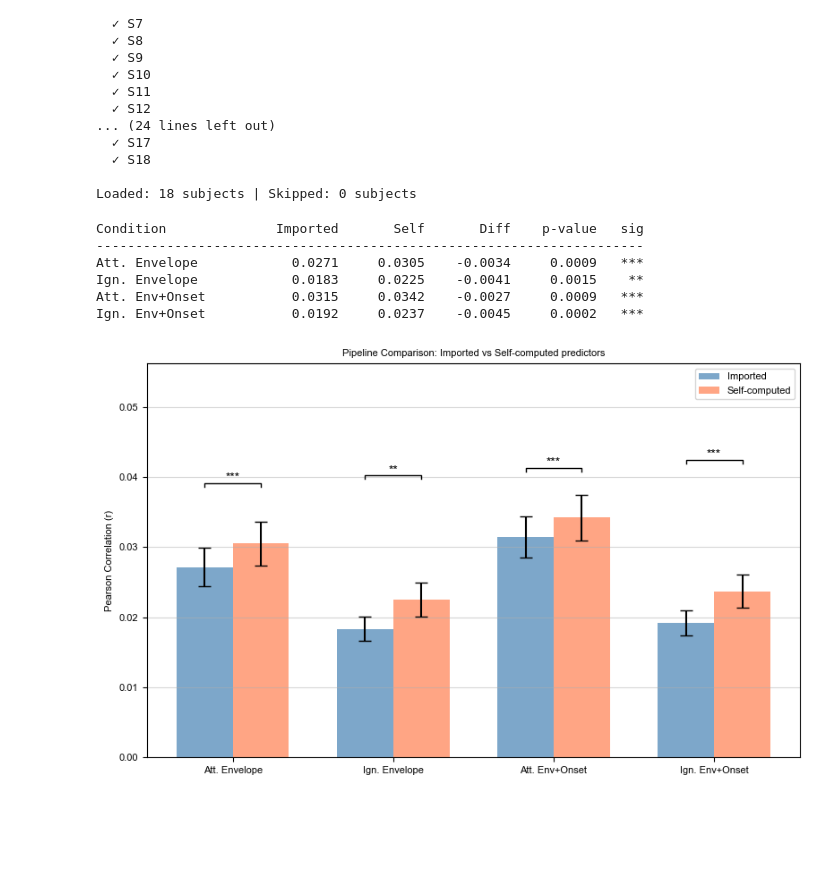
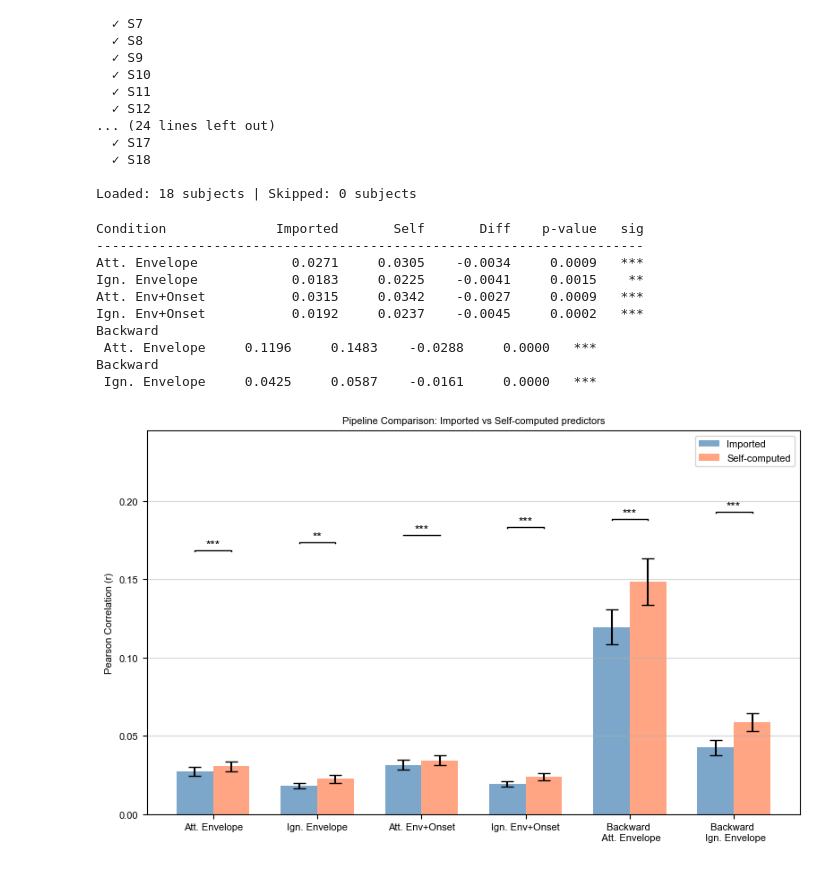
Before and after one commit to sylmester/fuglsang, a Jupyter notebook: figures/pipeline_comparison.ipynb, the cells around one changed output. Cells and saved outputs as stored; diff of their text form; code cells hidden in the pictures; blank space fills up the shorter version.

Commit message:
add aad comparison between predictor pipelines and add backward model to correlation comparison betweem predictor pipelines.

```diff
--- a/figures/pipeline_comparison.ipynb
+++ b/figures/pipeline_comparison.ipynb
@@ -32,6 +32,8 @@ checks = [
     (PREDICTOR_TYPE.ENVELOPE,       ATTENTION_TYPE.IGNORED,  MODEL_TYPE.FORWARD, True),
     (PREDICTOR_TYPE.ENVELOPE_ONSET, ATTENTION_TYPE.ATTENDED, MODEL_TYPE.FORWARD, False),
     (PREDICTOR_TYPE.ENVELOPE_ONSET, ATTENTION_TYPE.IGNORED,  MODEL_TYPE.FORWARD, False),
+    (PREDICTOR_TYPE.ENVELOPE,       ATTENTION_TYPE.ATTENDED, MODEL_TYPE.BACKWARD, False),
+    (PREDICTOR_TYPE.ENVELOPE,       ATTENTION_TYPE.IGNORED,  MODEL_TYPE.BACKWARD, False),
 
     # Multiple predictors
     ([PREDICTOR_TYPE.ENVELOPE, PREDICTOR_TYPE.ENVELOPE_ONSET], ATTENTION_TYPE.ATTENDED, MODEL_TYPE.FORWARD, False),
@@ -90,6 +92,9 @@ def compare_pipelines(r, self_r):
         'Ign. Envelope':       helper_functions.get_trf_model_name(PREDICTOR_TYPE.ENVELOPE,                                  ATTENTION_TYPE.IGNORED,  MODEL_TYPE.FORWARD, False),
         'Att. Env+Onset':      helper_functions.get_trf_model_name([PREDICTOR_TYPE.ENVELOPE, PREDICTOR_TYPE.ENVELOPE_ONSET], ATTENTION_TYPE.ATTENDED, MODEL_TYPE.FORWARD, False),
         'Ign. Env+Onset':      helper_functions.get_trf_model_name([PREDICTOR_TYPE.ENVELOPE, PREDICTOR_TYPE.ENVELOPE_ONSET], ATTENTION_TYPE.IGNORED,  MODEL_TYPE.FORWARD, False),
+        'Backward \n Att. Envelope':       helper_functions.get_trf_model_name(PREDICTOR_TYPE.ENVELOPE,                                  ATTENTION_TYPE.ATTENDED, MODEL_TYPE.BACKWARD, False),
+        'Backward \n Ign. Envelope':       helper_functions.get_trf_model_name(PREDICTOR_TYPE.ENVELOPE,                                  ATTENTION_TYPE.IGNORED,  MODEL_TYPE.BACKWARD, False),
+
     }
 
     labels       = list(conditions.keys())
@@ -113,31 +118,35 @@ def compare_pipelines(r, self_r):
 
     fig, ax = plt.subplots(figsize=(8, 5))
     bars_imported = ax.bar(x - width/2, imported_means, width, yerr=imported_sems, capsize=5, color='steelblue', alpha=0.7, label='Imported')
     bars_self     = ax.bar(x + width/2, self_means,     width, yerr=self_sems,     capsize=5, color='coral',     alpha=0.7, label='Self-computed')
 
     y_max = max(m + s for m, s in zip(imported_means + self_means, imported_sems + self_sems))
     for i, (label, (t, p)) in enumerate(tests.items()):
         helper_functions.add_sig_line(ax, i - width/2, i + width/2, y_max + 0.03 * y_max * (i + 1), helper_functions.sig_marker(p))
 
     ax.set_xticks(x)
     ax.set_xticklabels(labels)
     ax.set_ylabel('Pearson Correlation (r)')
     ax.set_title('Pipeline Comparison: Imported vs Self-computed predictors')
     ax.legend(loc='upper right')
     ax.grid(axis='y', alpha=0.5)
     ax.set_ylim(0, y_max * 1.5)
     plt.tight_layout()
     fig.savefig(FIGURES_DIR / f'{FUGLSANG}_pipeline_comparison.png', bbox_inches='tight')
     plt.show()
 
     return tests
 
 pipeline_tests = compare_pipelines(r, self_r)
 # %% [output]
 Condition              Imported       Self       Diff    p-value   sig
 ----------------------------------------------------------------------
 Att. Envelope            0.0271     0.0305    -0.0034     0.0009   ***
 Ign. Envelope            0.0183     0.0225    -0.0041     0.0015    **
 Att. Env+Onset           0.0315     0.0342    -0.0027     0.0009   ***
 Ign. Env+Onset           0.0192     0.0237    -0.0045     0.0002   ***
+Backward
+ Att. Envelope     0.1196     0.1483    -0.0288     0.0000   ***
+Backward
+ Ign. Envelope     0.0425     0.0587    -0.0161     0.0000   ***
-[figure, old version]
+[figure, new version]
```
Also changed, not shown: 1 other file.
